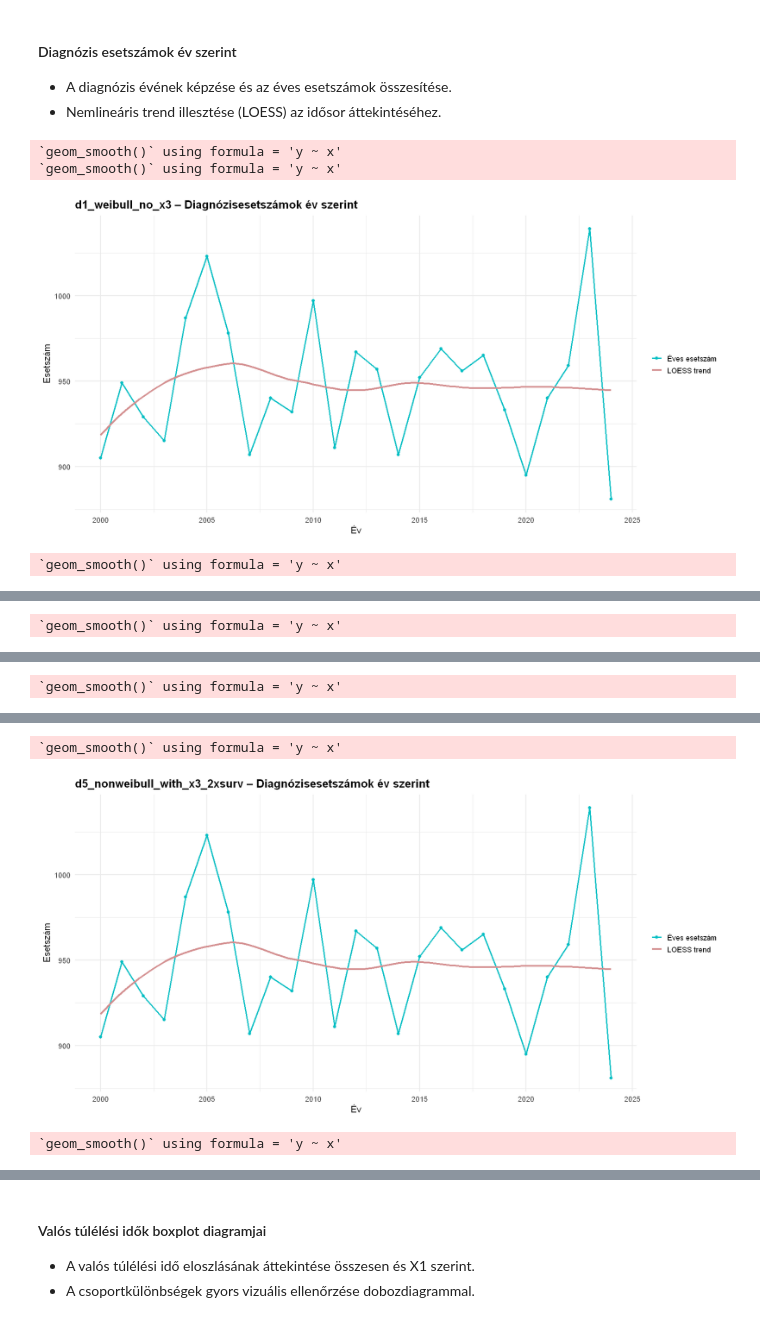
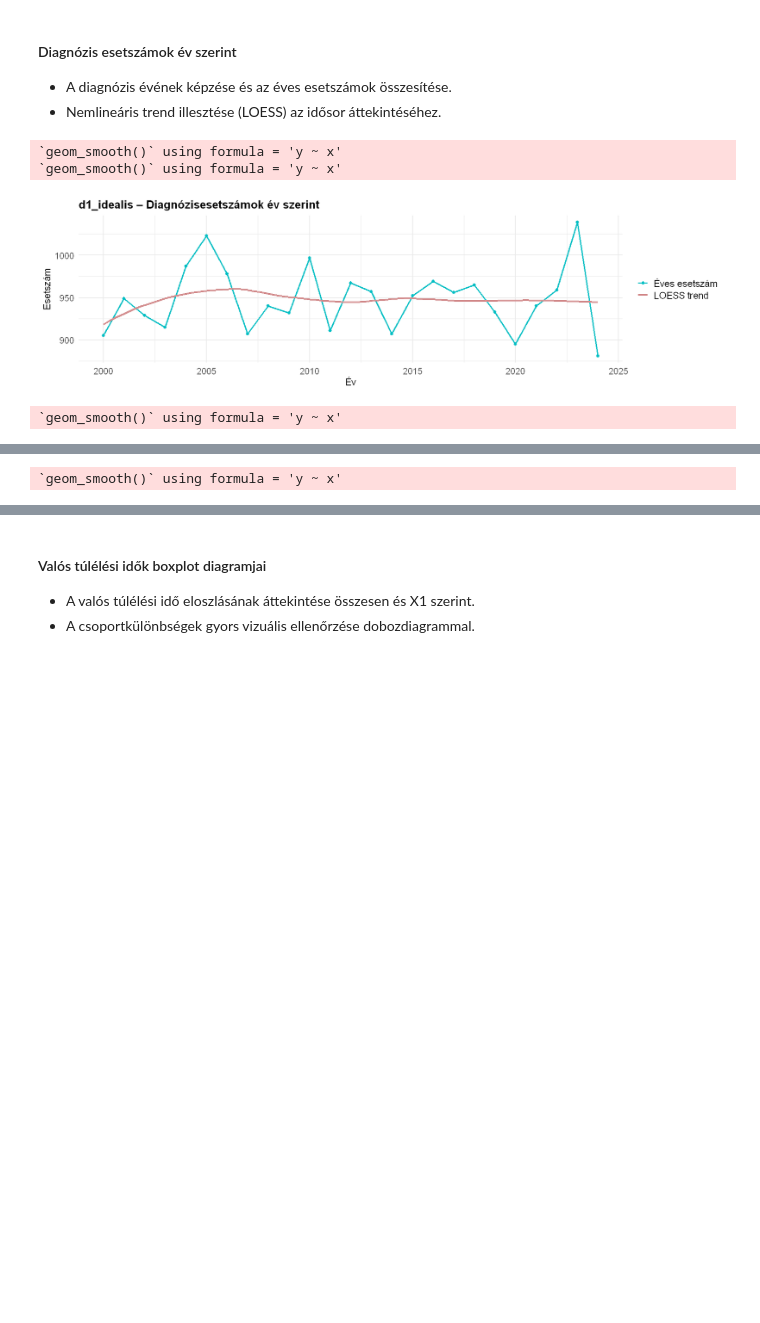
Before and after one commit to lrado1/rprev-ext, a Jupyter notebook: notebooks/performance-evaluation.ipynb, the cells around one changed output, grey strips where cells are left out. Saved outputs shown, nothing was run; the diff lists cells and outputs as text; code cells hidden in the pictures; blank space fills up the shorter version.

Commit message:
Update performance evaluation scenarios

```diff
--- a/notebooks/performance-evaluation.ipynb
+++ b/notebooks/performance-evaluation.ipynb
@@ -337,14 +320,11 @@ df_eda_all$followup_days <- as.numeric(df_eda_all$last_followup_date_F - df_eda_
 df_eda_all$true_survival_days <- as.numeric(df_eda_all$true_event_date_F_true - df_eda_all$diagnosis_date_D)
 
 # Scenáriók beállítása az EDA-hoz
-df_eda_d1_weibull_no_x3 <- df_eda_all[df_eda_all$scenario_id == "d1_weibull_no_x3", ]
-df_eda_d2_nonweibull_no_x3 <- df_eda_all[df_eda_all$scenario_id == "d2_nonweibull_no_x3", ]
-df_eda_d3_nonweibull_with_x3 <- df_eda_all[df_eda_all$scenario_id == "d3_nonweibull_with_x3", ]
-df_eda_d4_nonweibull_with_x3_ih <- df_eda_all[df_eda_all$scenario_id == "d4_nonweibull_with_x3_ih", ]
-df_eda_d5_nonweibull_with_x3_2xsurv <- df_eda_all[df_eda_all$scenario_id == "d5_nonweibull_with_x3_2xsurv", ]
-df_eda_d6_nonweibull_with_x3_high_ltfu <- df_eda_all[df_eda_all$scenario_id == "d6_nonweibull_with_x3_high_ltfu", ]
-df_eda_d7_nonweibull_with_x3_low_ltfu <- df_eda_all[df_eda_all$scenario_id == "d7_nonweibull_with_x3_low_ltfu", ]
-df_eda <- df_eda_d1_weibull_no_x3
+df_eda_d1_idealis <- df_eda_all[df_eda_all$scenario_id == "d1_idealis", ]
+df_eda_d2_referencia <- df_eda_all[df_eda_all$scenario_id == "d2_referencia", ]
+df_eda_d3_referencia_LTFU <- df_eda_all[df_eda_all$scenario_id == "d3_referencia_LTFU", ]
+df_eda_d4_inhomogen <- df_eda_all[df_eda_all$scenario_id == "d4_inhomogen", ]
+df_eda <- df_eda_d2_referencia
 # %% [markdown]
 #### Szintetikus adatok CSV exportja
 - A szcenáriónként előállított adatállományokat külön CSV-fájlokba írjuk ki, hogy egy későbbi, külön notebook közvetlenül ezekből tudjon dolgozni.
@@ -590,47 +551,41 @@ plot_yearly_diagnosis_counts <- function(data_list) {
     # Ábra: éves esetszám + nemlineáris (LOESS) trend
     ggplot(inc_counts, aes(x = year)) +
       geom_line(aes(y = n, color = "Éves esetszám"), linewidth = 1) +
       geom_point(aes(y = n, color = "Éves esetszám"), size = 2) +
       geom_smooth(aes(y = n, color = "LOESS trend"),
                   method = "loess", se = FALSE, linewidth = 1.2) +
       scale_color_manual(values = c("Éves esetszám" = analysis_config$colors$main, "LOESS trend" = analysis_config$colors$alt)) +
       notebook_theme(base_size = analysis_config$base_size$standard) +
       labs(
         title = paste0(nm, " – Diagnózisesetszámok év szerint"),
         x = "Év",
         y = "Esetszám",
         color = NULL
       )
   })
 
   # Kimenet: név szerinti ábralista
   names(out) <- names(data_list)
   out
 }
 
-set_plot_size(analysis_config$plot_size$wide[1], analysis_config$plot_size$wide[2])
+set_plot_size(14,4)
 
 incidence_plots <- plot_yearly_diagnosis_counts(
   list(
-    d1_weibull_no_x3 = df_eda_d1_weibull_no_x3,
-    d2_nonweibull_no_x3 = df_eda_d2_nonweibull_no_x3,
-    d3_nonweibull_with_x3 = df_eda_d3_nonweibull_with_x3,
-    d4_nonweibull_with_x3_ih = df_eda_d4_nonweibull_with_x3_ih,
-    d5_nonweibull_with_x3_2xsurv = df_eda_d5_nonweibull_with_x3_2xsurv,
-    d6_nonweibull_with_x3_high_ltfu = df_eda_d6_nonweibull_with_x3_high_ltfu,
-    d7_nonweibull_with_x3_low_ltfu = df_eda_d7_nonweibull_with_x3_low_ltfu
+    d1_idealis = df_eda_d1_idealis,
+    d2_referencia = df_eda_d2_referencia,
+    d3_referencia_LTFU = df_eda_d3_referencia_LTFU,
+    d4_inhomogen = df_eda_d4_inhomogen
   )
 )
 
-incidence_plots$d1_weibull_no_x3
-incidence_plots$d2_nonweibull_no_x3
-incidence_plots$d3_nonweibull_with_x3
-incidence_plots$d4_nonweibull_with_x3_ih
-incidence_plots$d5_nonweibull_with_x3_2xsurv
-incidence_plots$d6_nonweibull_with_x3_high_ltfu
-incidence_plots$d7_nonweibull_with_x3_low_ltfu
+incidence_plots$d1_idealis
+incidence_plots$d2_referencia
+incidence_plots$d3_referencia_LTFU
+incidence_plots$d4_inhomogen
 # %% [output]
 `geom_smooth()` using formula = 'y ~ x'
 `geom_smooth()` using formula = 'y ~ x'
-[figure, old version]
+[figure, new version]
 `geom_smooth()` using formula = 'y ~ x'
@@ -640 +594,0 @@ incidence_plots$d7_nonweibull_with_x3_low_ltfu
-`geom_smooth()` using formula = 'y ~ x'
@@ -642,3 +595,0 @@ incidence_plots$d7_nonweibull_with_x3_low_ltfu
-`geom_smooth()` using formula = 'y ~ x'
-[figure, removed]
-`geom_smooth()` using formula = 'y ~ x'
```
Also changed, not shown: parts of 23 cells of this notebook.
